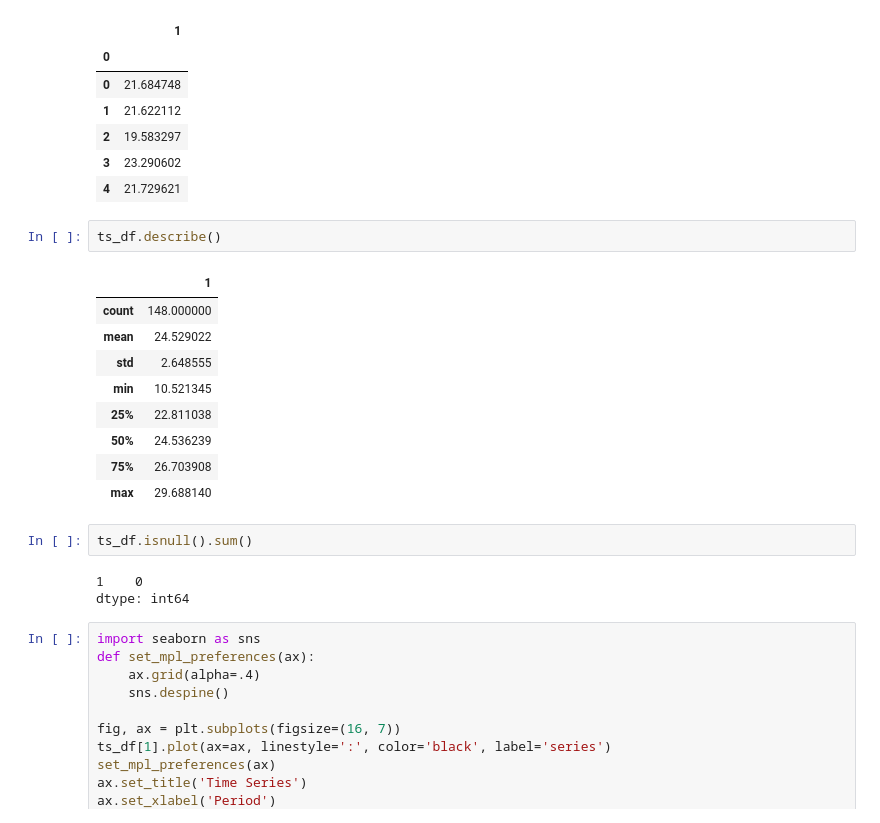
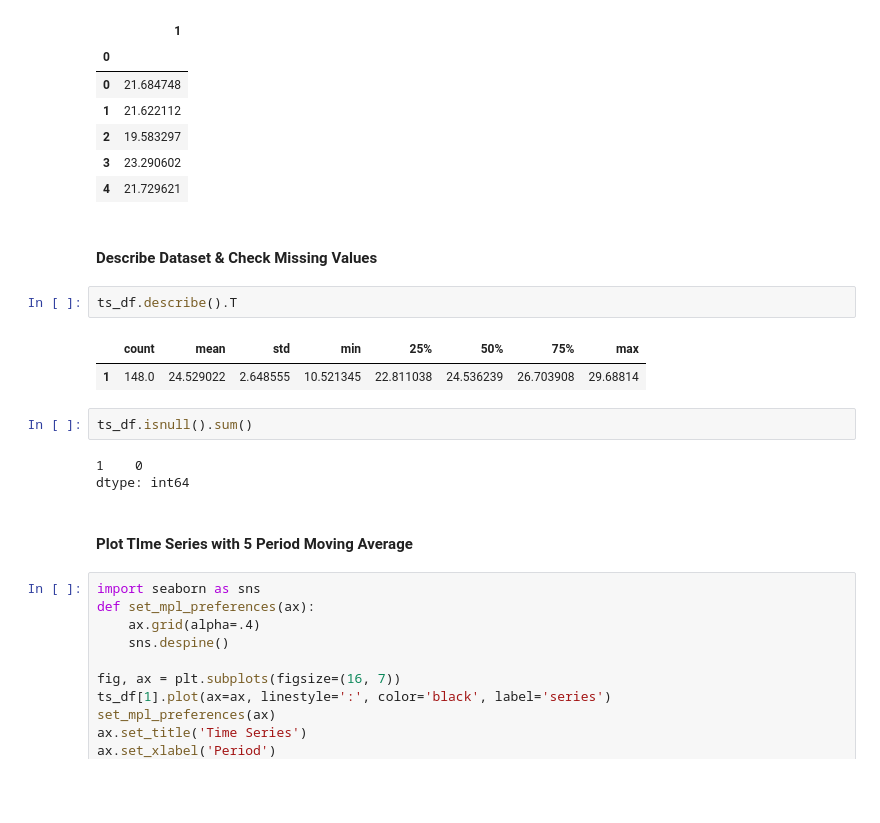
Before and after one commit to paulmattheww/Harvard-CS82-Advanced-ML, a Jupyter notebook: Assignments/HW3/HW3_2018_CSCIE82.ipynb, the cells around one changed output. Saved outputs shown, nothing was run; the diff lists cells and outputs as text; blank space fills up the shorter version.

```diff
--- a/Assignments/HW3/HW3_2018_CSCIE82.ipynb
+++ b/Assignments/HW3/HW3_2018_CSCIE82.ipynb
@@ -389,23 +409,20 @@ ts_df.head()
 | 2 | 19.583297 |
 | 3 | 23.290602 |
 | 4 | 21.729621 |
+# %% [markdown]
+#### Describe Dataset & Check Missing Values
 # %%
-ts_df.describe()
+ts_df.describe().T
 # %% [output]
-|  | 1 |
-| count | 148.000000 |
-| mean | 24.529022 |
-| std | 2.648555 |
-| min | 10.521345 |
-| 25% | 22.811038 |
-| 50% | 24.536239 |
-| 75% | 26.703908 |
-| max | 29.688140 |
+|  | count | mean | std | min | 25% | 50% | 75% | max |
+| 1 | 148.0 | 24.529022 | 2.648555 | 10.521345 | 22.811038 | 24.536239 | 26.703908 | 29.68814 |
 # %%
 ts_df.isnull().sum()
 # %% [output]
 1    0
 dtype: int64
+# %% [markdown]
+#### Plot TIme Series with 5 Period Moving Average
 # %%
 import seaborn as sns
 def set_mpl_preferences(ax):
```
Also changed, not shown: parts of 44 cells of this notebook.
